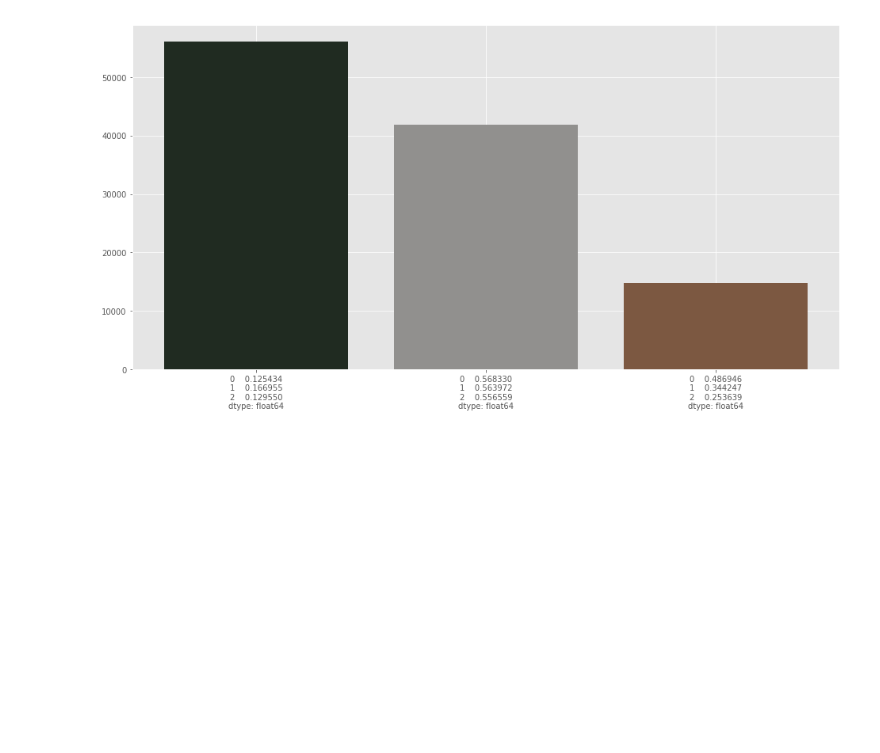
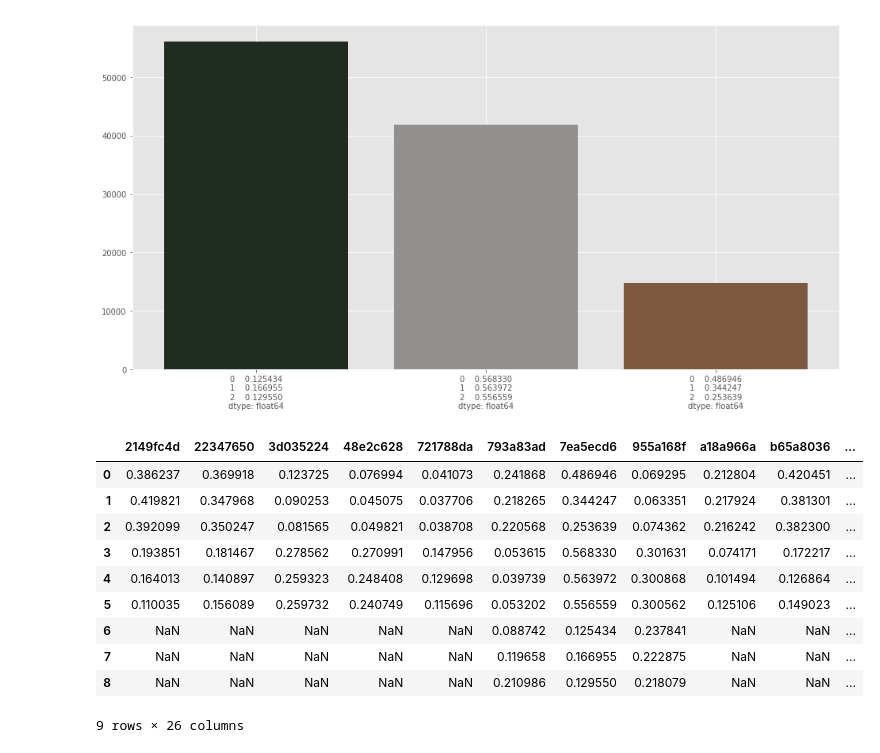
Before and after one commit to Intel0tw5727/info4dm-G4-popular-illust, a Jupyter notebook: notebooks/1_画像を色データとして前処理して分析.ipynb, the cells around one changed output. Saved outputs shown, nothing was run; the diff lists cells and outputs as text; code cells hidden in the pictures; blank space fills up the shorter version.

```diff
--- a/notebooks/1_画像を色データとして前処理して分析.ipynb
+++ b/notebooks/1_画像を色データとして前処理して分析.ipynb
@@ -227,0 +230,16 @@ plt.bar(x, df1["cluster_id"].value_counts(), color=color_list, tick_label=color_
+# %%
+df = pd.read_csv("../data/cluster_rgb.csv", index_col = 0)
+# %%
+df
+# %% [output]
+|  | 2149fc4d | 22347650 | 3d035224 | 48e2c628 | 721788da | 793a83ad | 7ea5ecd6 | 955a168f | a18a966a | b65a8036 | ... |
+| 0 | 0.386237 | 0.369918 | 0.123725 | 0.076994 | 0.041073 | 0.241868 | 0.486946 | 0.069295 | 0.212804 | 0.420451 | ... |
+| 1 | 0.419821 | 0.347968 | 0.090253 | 0.045075 | 0.037706 | 0.218265 | 0.344247 | 0.063351 | 0.217924 | 0.381301 | ... |
+| 2 | 0.392099 | 0.350247 | 0.081565 | 0.049821 | 0.038708 | 0.220568 | 0.253639 | 0.074362 | 0.216242 | 0.382300 | ... |
+| 3 | 0.193851 | 0.181467 | 0.278562 | 0.270991 | 0.147956 | 0.053615 | 0.568330 | 0.301631 | 0.074171 | 0.172217 | ... |
+| 4 | 0.164013 | 0.140897 | 0.259323 | 0.248408 | 0.129698 | 0.039739 | 0.563972 | 0.300868 | 0.101494 | 0.126864 | ... |
+| 5 | 0.110035 | 0.156089 | 0.259732 | 0.240749 | 0.115696 | 0.053202 | 0.556559 | 0.300562 | 0.125106 | 0.149023 | ... |
+| 6 | NaN | NaN | NaN | NaN | NaN | 0.088742 | 0.125434 | 0.237841 | NaN | NaN | ... |
+| 7 | NaN | NaN | NaN | NaN | NaN | 0.119658 | 0.166955 | 0.222875 | NaN | NaN | ... |
+| 8 | NaN | NaN | NaN | NaN | NaN | 0.210986 | 0.129550 | 0.218079 | NaN | NaN | ... |
+9 rows × 26 columns
```
Also changed, not shown: parts of 2 cells of this notebook.
